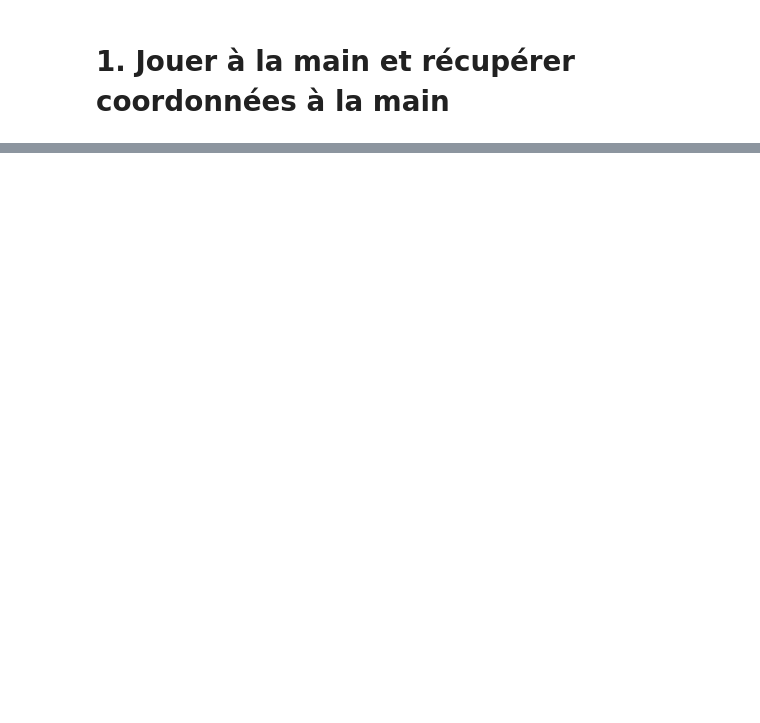
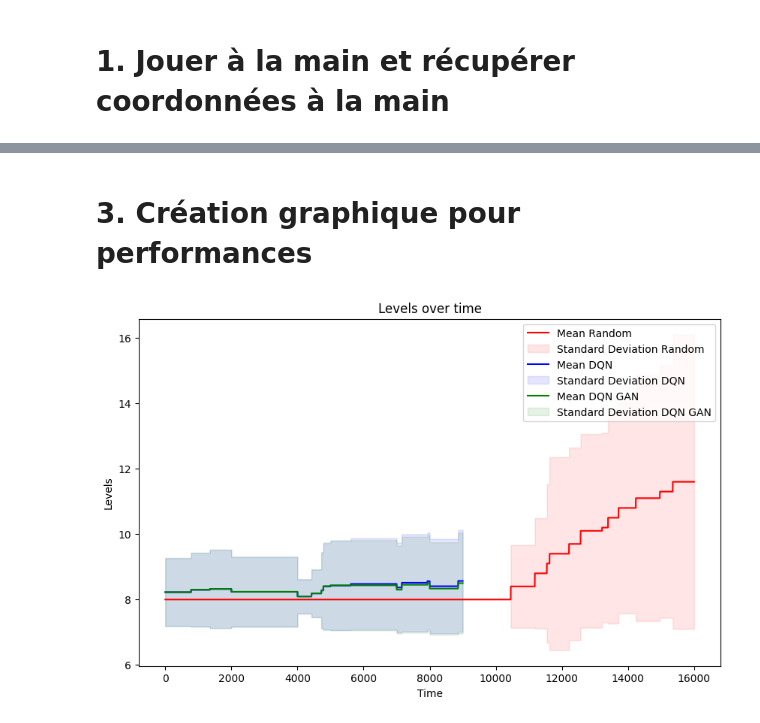
Before and after one commit to jskaf34/RL-GAN-Exploration-in-Pokemon, a Jupyter notebook: creating_visualization.ipynb, the cells around one changed output, grey strips where cells are left out. Drawn from its saved outputs; the diff is of its cells as text; code cells hidden in the pictures; blank space fills up the shorter version.

```diff
--- a/creating_visualization.ipynb
+++ b/creating_visualization.ipynb
@@ -215,0 +258,25 @@ plt.savefig('density_heatmap.png', dpi=300, bbox_inches='tight')
+# %%
+import os
+import pandas as pd
+
+folder_path = "data_agents_DQN_GAN/"
+runs_dir = "runs/"
+
+dict_data = {}
+previous_num_step = 0
+counter = 0
+
+for i, filename in enumerate(sorted(os.listdir(folder_path))):
+    num_steps = filename.split("_")[3].replace("steps.csv", "")
+
+    if i==0:
+        df = pd.read_csv(os.path.join(folder_path, filename))
+    elif num_steps > previous_num_step:
+        df = pd.concat([df, pd.read_csv(os.path.join(folder_path, filename))], ignore_index=False)
+    else:
+        df.to_csv(os.path.join(runs_dir, "data", f"data_dqn_gan_{counter}.csv"), index=True)
+        df = pd.read_csv(os.path.join(folder_path, filename))
+        counter += 1
+    previous_num_step = num_steps
+# %% [markdown]
+# 3. Création graphique pour performances
@@ -215,0 +322,20 @@ plt.savefig('density_heatmap.png', dpi=300, bbox_inches='tight')
+# %%
+# Plot the data along with mean and standard deviation
+plt.figure(figsize=(10, 6))
+
+plt.plot(mean_level_random.index, mean_level_random.values, color='red', label='Mean Random')
+plt.fill_between(mean_level_random.index, mean_level_random.values - std_level_random.values, mean_level_random.values + std_level_random.values, color='red', alpha=0.1, label='Standard Deviation Random')
+
+plt.plot(mean_level_dqn.index, mean_level_dqn.values, color='blue', label='Mean DQN')
+plt.fill_between(mean_level_dqn.index, mean_level_dqn.values - std_level_dqn.values, mean_level_dqn.values + std_level_dqn.values, color='blue', alpha=0.1, label='Standard Deviation DQN')
+
+plt.plot(mean_level_dqn_gan.index, mean_level_dqn_gan.values, color='green', label='Mean DQN GAN')
+plt.fill_between(mean_level_dqn_gan.index, mean_level_dqn_gan.values - std_level_dqn_gan.values, mean_level_dqn_gan.values + std_level_dqn_gan.values, color='green', alpha=0.1, label='Standard Deviation DQN GAN')
+
+plt.xlabel('Time')
+plt.ylabel('Levels')
+plt.title('Levels over time')
+plt.legend()
+plt.show()
+# %% [output]
+[figure, added]
```
Also changed, not shown: parts of 20 cells of this notebook, 9 other files.
